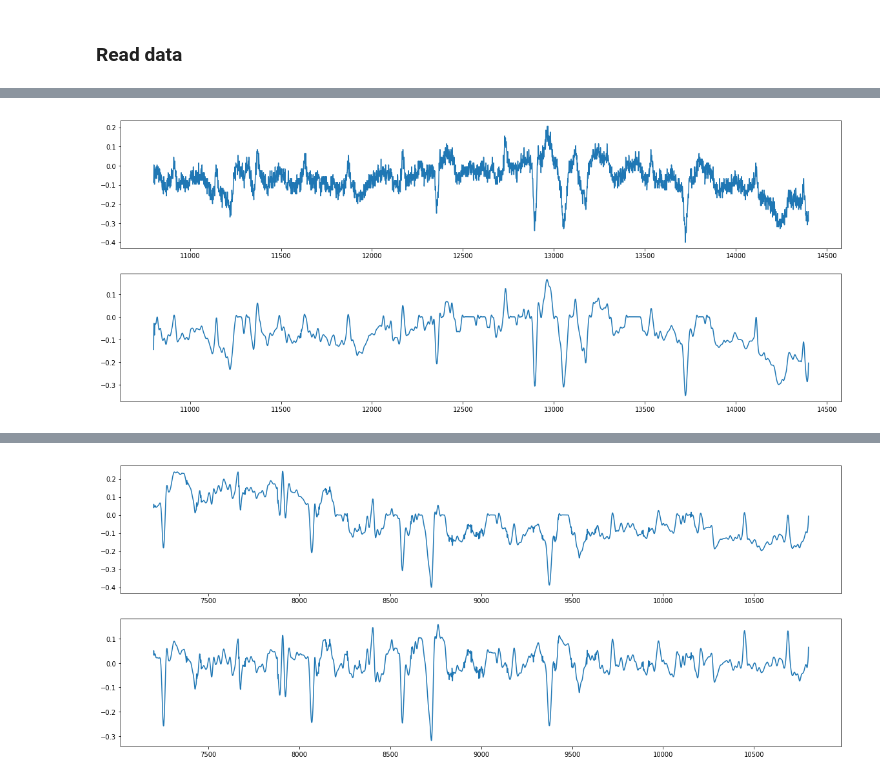
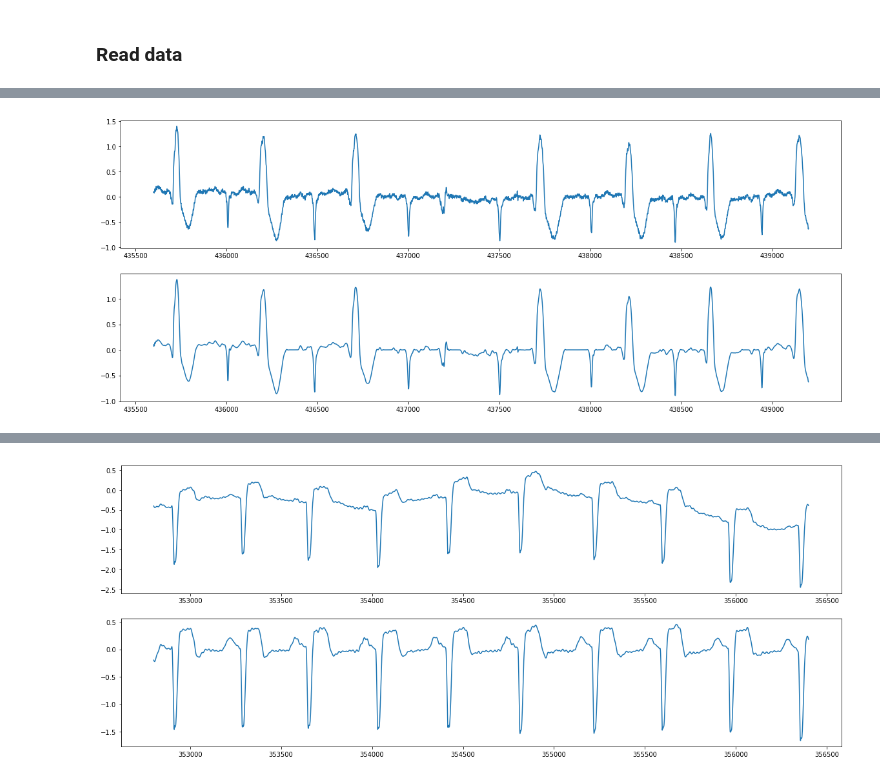
Before and after one commit to JidapaTH/MITBIH, a Jupyter notebook: Preprocessing.ipynb, the cells around one changed output, grey strips where cells are left out. Drawn from its saved outputs; the diff is of its cells as text; code cells hidden in the pictures.

```diff
--- a/Preprocessing.ipynb
+++ b/Preprocessing.ipynb
@@ -12,25 +12,33 @@ import shutil
 from wfdb import processing
 import wfdb
 import pickle
+from biosppy import storage
+from biosppy.signals import ecg
+import sys
+import warnings
 
-file = np.unique(np.array(list(map(lambda x: x.split('.')[0], os.listdir("../../MITBIH"))))) # get file name
+if not sys.warnoptions:
+    warnings.simplefilter("ignore")
+
+file = np.unique(np.array(list(map(lambda x: x.split('.')[0], os.listdir("../capstone/MITBIH/"))))) # get file name
 
 # file 100 error
 def readrecord(x):
     try:
         # scale
-        rec = pd.DataFrame(preprocessing.scale(wfdb.rdsamp('../../MITBIH/'+x)[0]))
-        r, f = wfdb.rdsamp('../../MITBIH/'+x, sampto=1)
-        annotation = wfdb.rdann('../../MITBIH/'+x, 'atr')
+        rec = pd.DataFrame(preprocessing.scale(wfdb.rdsamp('../capstone/MITBIH/'+x)[0]))
+        r, f = wfdb.rdsamp('../capstone/MITBIH/'+x, sampto=1)
+        annotation = wfdb.rdann('../capstone/MITBIH/'+x, 'atr')
         anno = [annotation.__dict__['symbol'],annotation.__dict__['sample']]
         field = f['comments'][0].split(' ')
         lead = f['sig_name']
         age = field[0]
-        peak = readPeak(rec[0])
+        peak = ecg.ecg(signal=rec[1], sampling_rate=360, show=False)['rpeaks'] # interest in lead V1
         gender = field[1]
         pvc = countPVC(anno)
-        p2p_mean = np.average((np.append(peak,0)-np.append(0,peak))[1:-1])
-        p2p_std = np.std((np.append(peak,0)-np.append(0,peak))[1:-1])
+        p2p_mean = np.average(noOutliers((np.append(peak,0)-np.append(0,peak))[1:-1]))
+        p2p_std = np.std(noOutliers((np.append(peak,0)-np.append(0,peak))[1:-1]))
+
     except ValueError:
 #         print(x + ' :error')
         rec = None
@@ -44,6 +52,9 @@ def readPeak(x):
     meanp = np.average(x[peak[0]])
     sdp = np.std(x[peak[0]])
     return x[peak[0]][x[peak[0]]> meanp + 4*sdp].index.values
+def noOutliers(data):
+    # discard outliers in case of abnormal signal
+    return data[abs(data - np.mean(data)) < 3 * np.std(data)]
 
 def abnormalCheck(x):
     if (len(set(x[0])) > 1):
@@ -79,0 +94,6 @@ MITBIH = MITBIH[~(MITBIH == None)] # filter data that connot read
+# %%
+plt.figure(figsize=(20,4))
+tmp = ecg.ecg(signal=MITBIH[5]['rec'][1], sampling_rate=360, show=False)['rpeaks']
+pl = plt.subplot(1, 1, 1)
+pl.plot(MITBIH[5]['rec'][1][0:3600])
+pl.plot(tmp[tmp<=3600],MITBIH[5]['rec'][1][tmp[tmp<=3600]], "or")
@@ -88,8 +113,10 @@ new_pvc = pvc[np.array([i['PVC'] for i in pvc]) >= 10]
 print(len(new_pvc))
 # split into test and train by patient
 import random
-random = np.array(random.sample(range(1, 17), 10))
+random = np.array(random.sample(range(1, 27), 17))
 train_pvc = new_pvc[random]
-test_pvc = new_pvc[~random]
+test_pvc = new_pvc[list(set(range(0,27)) - set(random))]
+print(len(train_pvc))
+print(len(test_pvc))
 # %% [output]
 27
@@ -217,16 +253,16 @@ is normal 903
 # %%
 
 # smooth by wavelet transform
 plt.figure(figsize=(20,8))
 plt.subplot(2, 1, 1)
-plt.plot(dataset.iloc[3].strip)
+plt.plot(dataset.iloc[300].strip)
 dataset.strip = [wavelet_smooth(x) for x in dataset['strip']]
 plt.subplot(2, 1, 2)
-plt.plot(dataset.iloc[3].strip)
+plt.plot(dataset.iloc[300].strip)
 
 testset.strip = [wavelet_smooth(x) for x in testset['strip']]
 # %% [output]
-[figure, old version]
+[figure, new version]
 # %% [markdown]
 ### Daubechies wavelet
 ![](http://matlab.izmiran.ru/help/toolbox/wavelet/ch01_i48.gif)
@@ -234,14 +270,14 @@ testset.strip = [wavelet_smooth(x) for x in testset['strip']]
 # rebase
 plt.figure(figsize=(20,8))
 plt.subplot(2, 1, 1)
-plt.plot(dataset.iloc[2].strip)
+plt.plot(dataset.iloc[1172].strip)
 dataset.strip = [rebase(x) for x in dataset['strip']]
 plt.subplot(2, 1, 2)
-plt.plot(dataset.iloc[2].strip)
+plt.plot(dataset.iloc[1172].strip)
 
 testset.strip = [rebase(x) for x in testset['strip']]
 # %% [output]
-[figure, old version]
+[figure, new version]
 # %%
 print(len(dataset[dataset['stripPVC'] == True]))
 print(len(dataset[dataset['stripPVC'] == False]))
```
Also changed, not shown: parts of 18 cells of this notebook, 3 other files.
